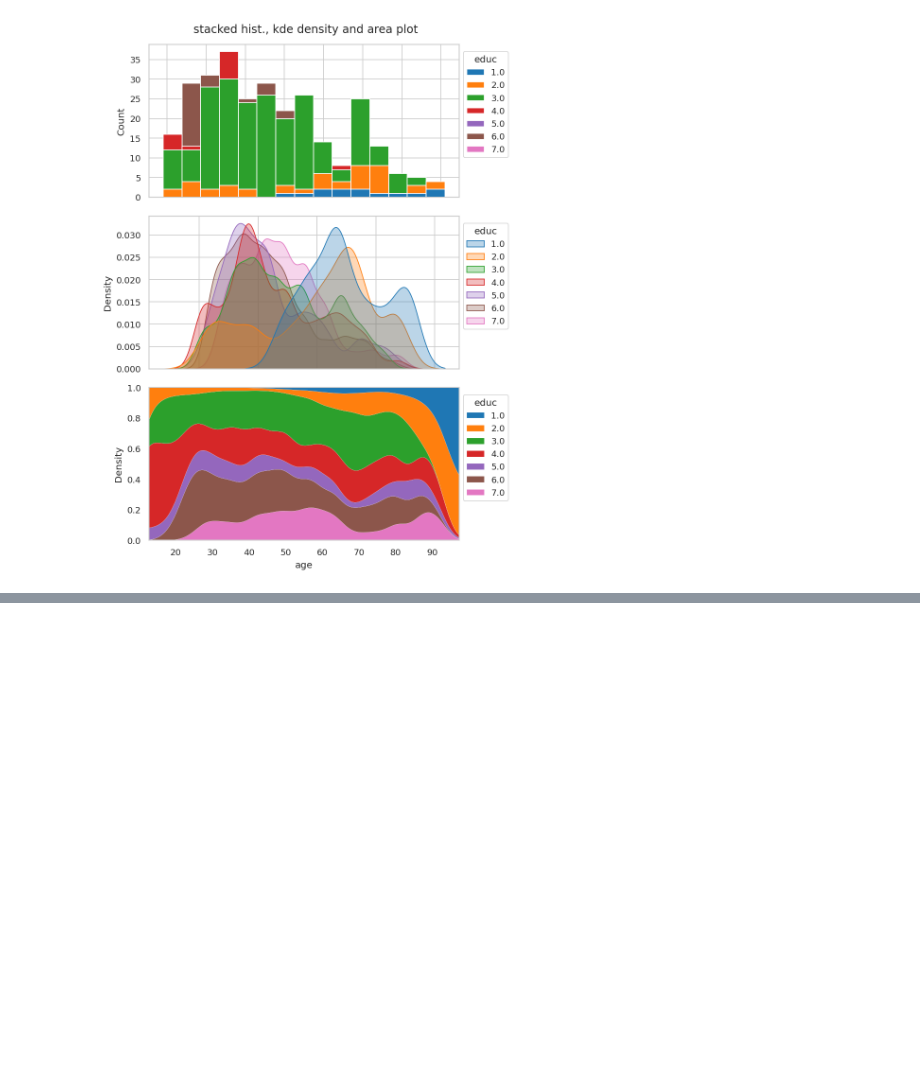
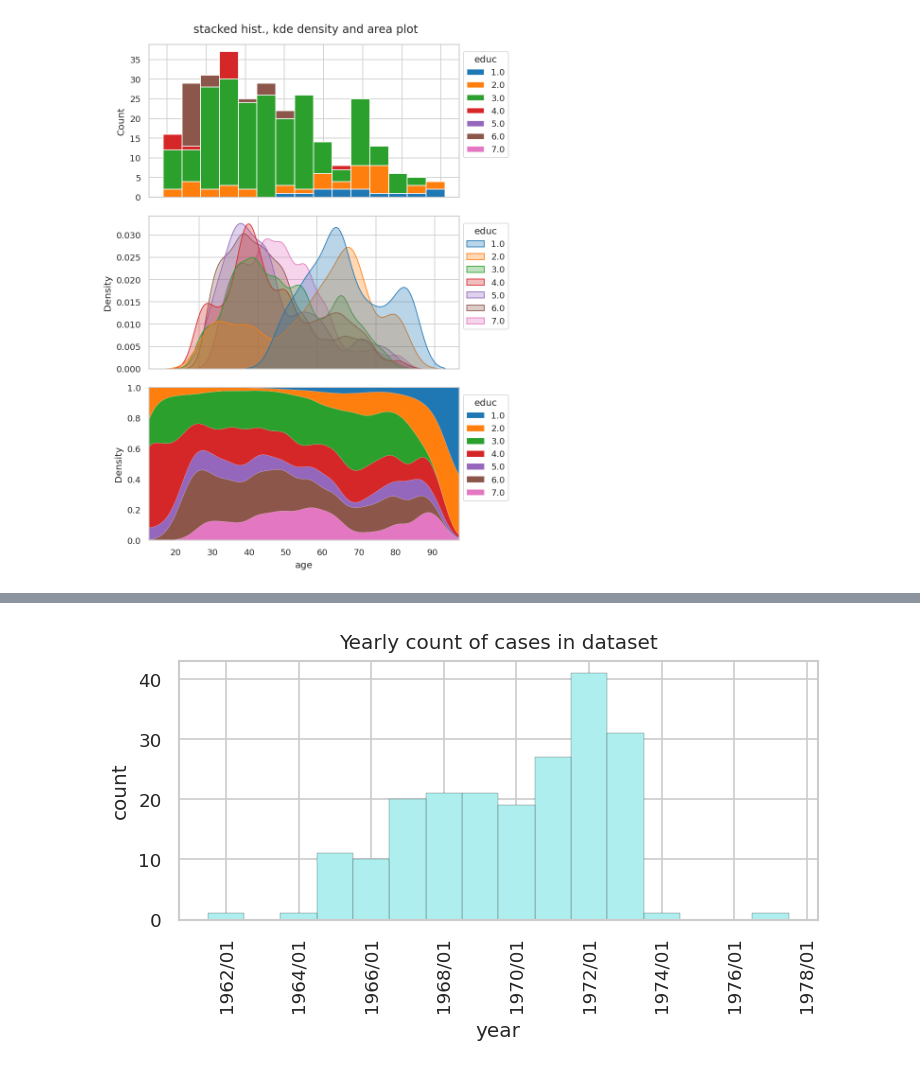
Before and after one commit to toshiakiasakura/matplotlib_gallery, a Jupyter notebook: src/1_gallery.ipynb, the cells around one changed output, grey strips where cells are left out. Cells and saved outputs as stored; diff of their text form; code cells hidden in the pictures; blank space fills up the shorter version.

```diff
--- a/src/1_gallery.ipynb
+++ b/src/1_gallery.ipynb
@@ -86,0 +90,4 @@ gallery.run_stacked_hist_kde_density_and_area_plot_with_stratification()
+# %%
+gallery.run_time_series_barplot()
+# %% [output]
+[figure, added]
```
Also changed, not shown: parts of 6 cells of this notebook, 1 other file.
